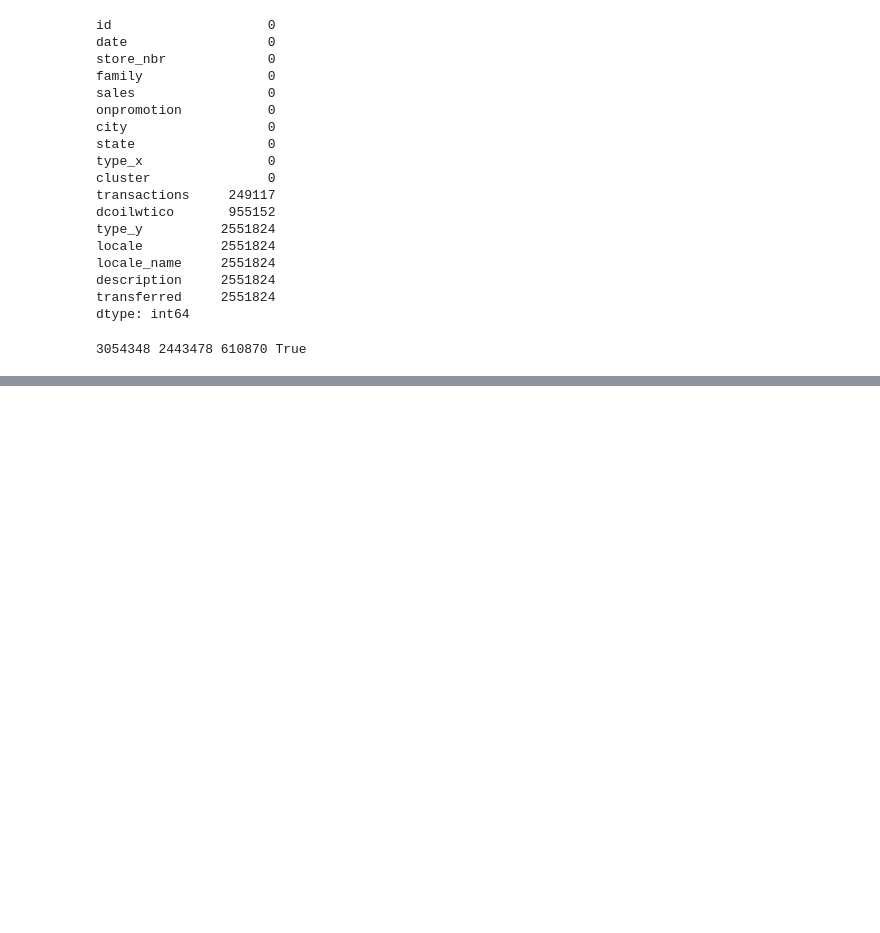
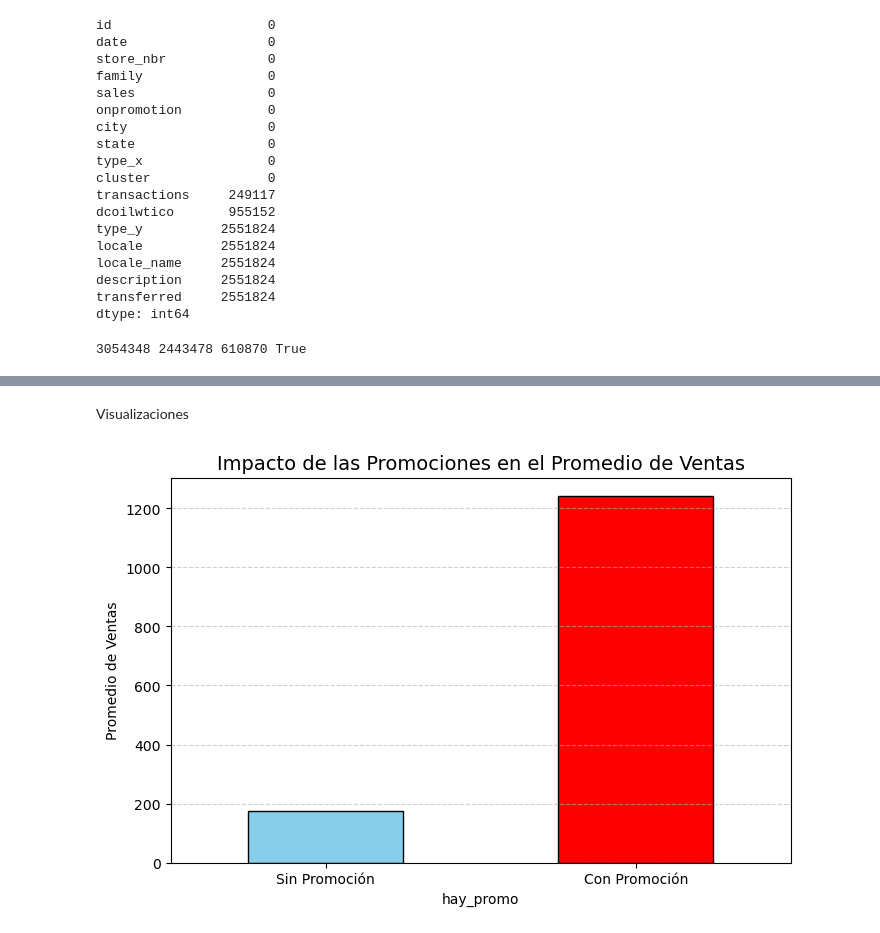
Before and after one commit to yiyinZhou/trabajo_final_PML, a Jupyter notebook: EDA.ipynb, the cells around one changed output, grey strips where cells are left out. Drawn from its saved outputs; the diff is of its cells as text; code cells hidden in the pictures; blank space fills up the shorter version.

Commit message:
visualizacion

```diff
--- a/EDA.ipynb
+++ b/EDA.ipynb
@@ -69,0 +280,18 @@ df_train
+# %% [markdown]
+Visualizaciones
+# %%
+# 1 si hay promociones, 0 si no hay
+df_train['hay_promo'] = (df_train['onpromotion'] > 0).astype(int)
+
+# promedio de ventas para los dos
+promo_impact = df_train.groupby('hay_promo')['sales'].mean()
+
+plt.figure(figsize=(8, 5))
+promo_impact.plot(kind='bar', color=['skyblue', 'red'], edgecolor='black')
+plt.title('Impacto de las Promociones en el Promedio de Ventas', fontsize=14)
+plt.xticks([0, 1], ['Sin Promoción', 'Con Promoción'], rotation=0)
+plt.ylabel('Promedio de Ventas')
+plt.grid(axis='y', linestyle='--', alpha=0.6)
+plt.show()
+# %% [output]
+[figure, added]
```
Also changed, not shown: parts of 30 cells of this notebook, 1 other file.
